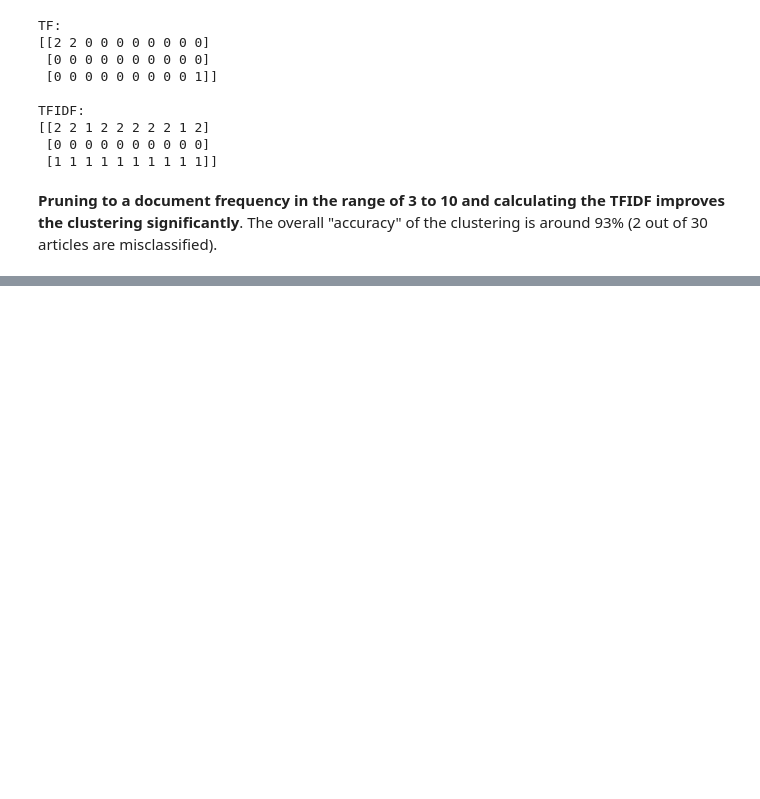
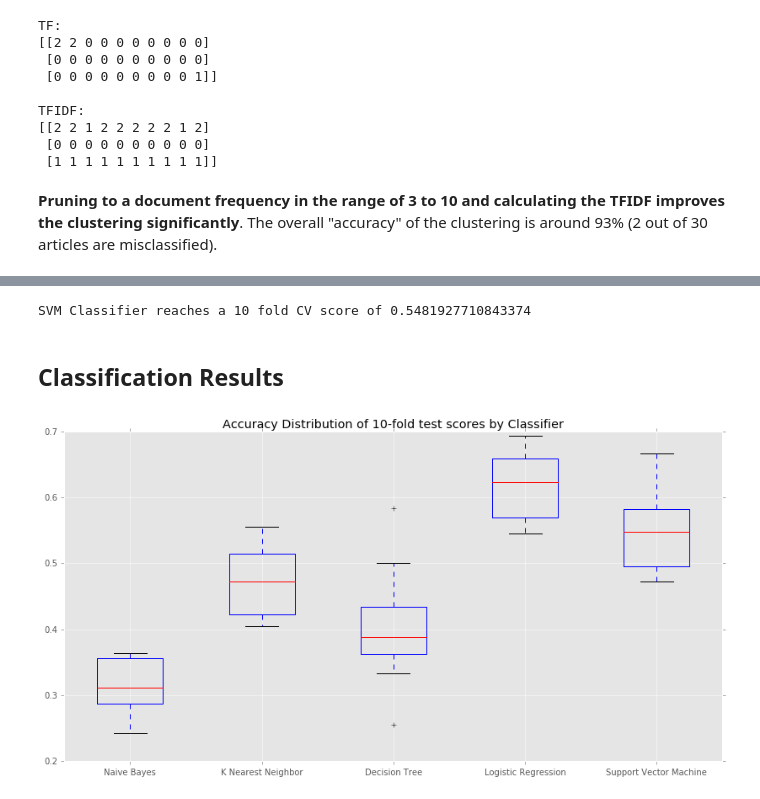
Before and after one commit to jgoerner/DataMining, a Jupyter notebook: notebooks/1.0-jg-readingguide-5-text-mining.ipynb, the cells around one changed output, grey strips where cells are left out. Saved outputs shown, nothing was run; the diff lists cells and outputs as text; code cells hidden in the pictures; blank space fills up the shorter version.

```diff
--- a/notebooks/0.6-jg-readingguide-5-text-mining.ipynb
+++ b/notebooks/1.0-jg-readingguide-5-text-mining.ipynb
@@ -58,7 +66,7 @@ class PortStemNoPunctNum(object):
     def __init__(self):
         self.ps = PorterStemmer()
     def __call__(self, doc):
-        return [porter.stem(word)
+        return [self.ps.stem(word)
                 for word
                 in word_tokenize(
                 doc.translate(
@@ -210,0 +222,5 @@ What levels of accuracy can you reach applying different classi cation methods a
+# %%
+# Load the data
+df_jobs = pd.read_excel("../data/JobPostings.xls")
+job_desc = df_jobs["JobText"].values
+job_cat = df_jobs["Category"].values
@@ -210,0 +250,6 @@ What levels of accuracy can you reach applying different classi cation methods a
+# %%
+df_jobs = df_jobs.drop(df_jobs[
+        df_jobs["Category"] == "internet engineering"
+    ].index)
+job_desc = df_jobs["JobText"].values
+job_cat = df_jobs["Category"].values
@@ -210,0 +436,37 @@ What levels of accuracy can you reach applying different classi cation methods a
+# %%
+# Retrieving information about the best model
+svm_score = pd.DataFrame(gs_clf_jobs_svm.cv_results_).iloc[gs_clf_jobs_svm.best_index_, :]["mean_test_score"]
+print("SVM Classifier reaches a 10 fold CV score of {}".format(svm_score))
+# %% [output]
+SVM Classifier reaches a 10 fold CV score of 0.5481927710843374
+# %% [markdown]
+## Classification Results
+# %%
+# to be refactored:
+test_cols = ["split0_test_score",
+             "split1_test_score",
+             "split2_test_score",
+             "split3_test_score",
+             "split4_test_score",
+             "split5_test_score",
+             "split6_test_score",
+             "split7_test_score",
+             "split8_test_score",
+             "split9_test_score"]
+
+test_nb = pd.DataFrame(gs_clf_jobs.cv_results_).ix[gs_clf_jobs.best_index_, test_cols].values.astype(float)
+test_knn = pd.DataFrame(gs_clf_jobs_knn.cv_results_).ix[gs_clf_jobs_knn.best_index_, test_cols].values.astype(float)
+test_dt = pd.DataFrame(gs_clf_jobs_dt.cv_results_).ix[gs_clf_jobs_dt.best_index_, test_cols].values.astype(float)
+test_lr = pd.DataFrame(gs_clf_jobs_lr.cv_results_).ix[gs_clf_jobs_lr.best_index_, test_cols].values.astype(float)
+test_svm = pd.DataFrame(gs_clf_jobs_svm.cv_results_).ix[gs_clf_jobs_svm.best_index_, test_cols].values.astype(float)
+
+# Setting up the plot
+plt.rcParams["figure.figsize"] = (14, 7)
+plt.boxplot([test_nb, test_knn, test_dt, test_lr, test_svm])
+plt.xticks([1,2,3,4,5],
+           ["Naive Bayes", "K Nearest Neighbor", "Decision Tree", "Logistic Regression", "Support Vector Machine"])
+plt.title("Accuracy Distribution of 10-fold test scores by Classifier")
+plt.savefig("../figures/textmining/test-accuracy-kfold-distribution-by-classifier.png")
+plt.show()
+# %% [output]
+[figure, added]
```
Also changed, not shown: parts of 20 cells of this notebook, 3 other files.
